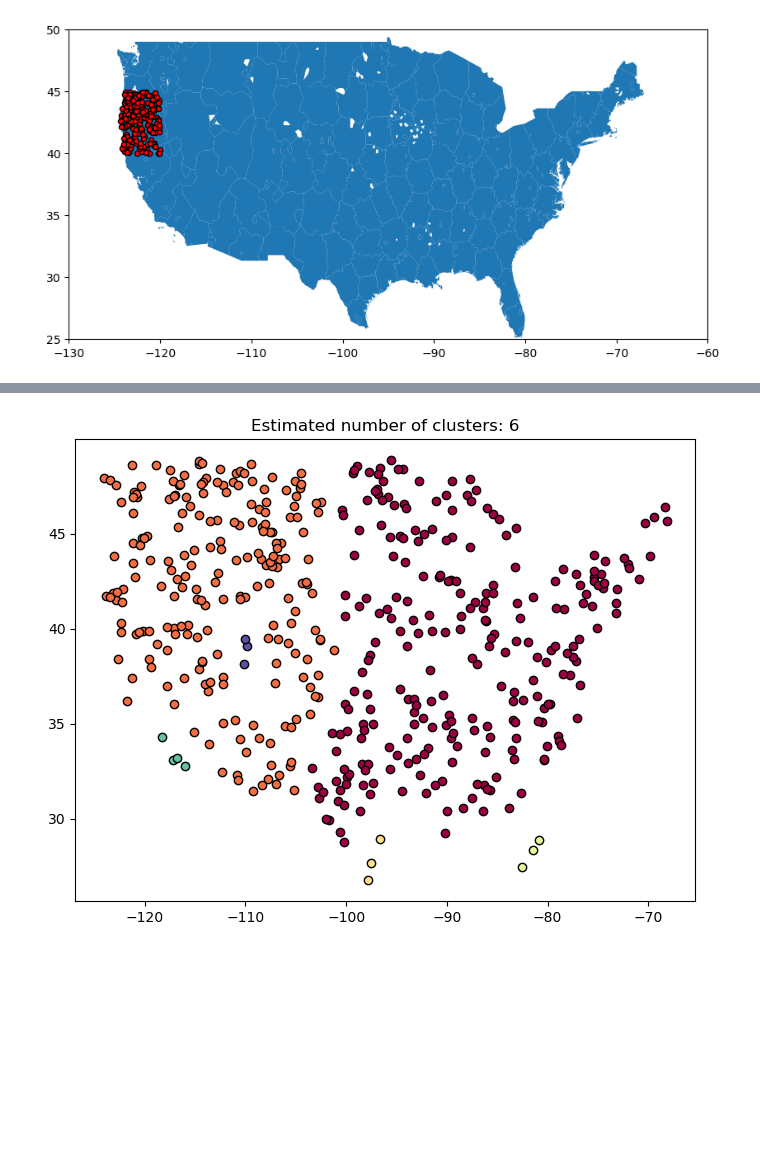
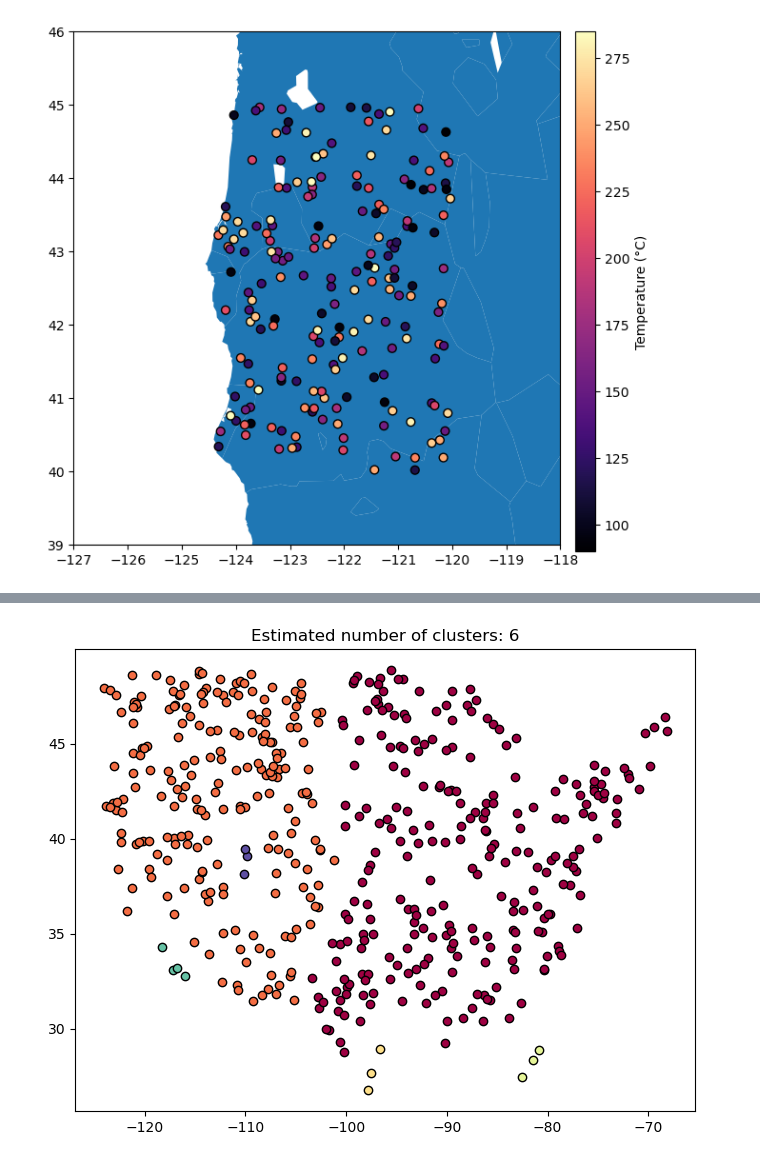
Before and after one commit to LukasFrankenQ/pypsa-earth-sec, a Jupyter notebook: notebooks/cluster_sites.ipynb, the cells around one changed output, grey strips where cells are left out. Drawn from its saved outputs; the diff is of its cells as text; code cells hidden in the pictures; blank space fills up the shorter version.

```diff
--- a/notebooks/cluster_sites.ipynb
+++ b/notebooks/cluster_sites.ipynb
@@ -30,26 +30,45 @@ usa_total = gpd.GeoDataFrame(geometry=[unary_union(shape['geometry'])]).set_crs(
 # %%
 n = 500
 
+t_levels = [90 + i*5 for i in range(40)]
+
 sites = gpd.GeoDataFrame(
-    {'demand': np.random.uniform(1, 10, n)},
+    {
+        'demand': np.random.uniform(1, 10, n),
+        'temperature': np.random.choice(t_levels, n, replace=True)
+        },
     geometry=gpd.points_from_xy(
         # np.random.uniform(-130, -60, 1000),
         # np.random.uniform(25, 50, 1000)
         np.random.uniform(-130, -120, n),
         np.random.uniform(40, 45, n)
         )
     ).set_crs(epsg=4326)
 
 # sites = sites.sjoin(usa_total, how='inner')
 sites = sites.sjoin(shape, how='inner')
-fig, ax = plt.subplots(figsize=(10, 10))
+fig, ax = plt.subplots(figsize=(7, 7))
 
 shape.plot(ax=ax)
-sites.plot(ax=ax, color='red', edgecolor='black', markersize=20)
+sites.plot(
+    ax=ax,
+    # color='red',
+    column='temperature',
+    cmap='magma',
+    edgecolor='black',
+    markersize=40
+    )
 
-ax.set_xlim(-130, -60)
-ax.set_ylim(25, 50)
+cax = fig.add_axes([0.9, 0.1, 0.03, 0.78])
+
+norm = plt.Normalize(vmin=sites['temperature'].min(), vmax=sites['temperature'].max())
+sm = plt.cm.ScalarMappable(cmap='magma', norm=norm)
+fig.colorbar(sm, cax=cax)
+cax.set_ylabel('Temperature (°C)')
+
+ax.set_xlim(-127, -118)
+ax.set_ylim(39, 46)
 
 plt.show()
 # %% [output]
-[figure, old version]
+[figure, new version]
```
Also changed, not shown: parts of 20 cells of this notebook, 1 other file.
